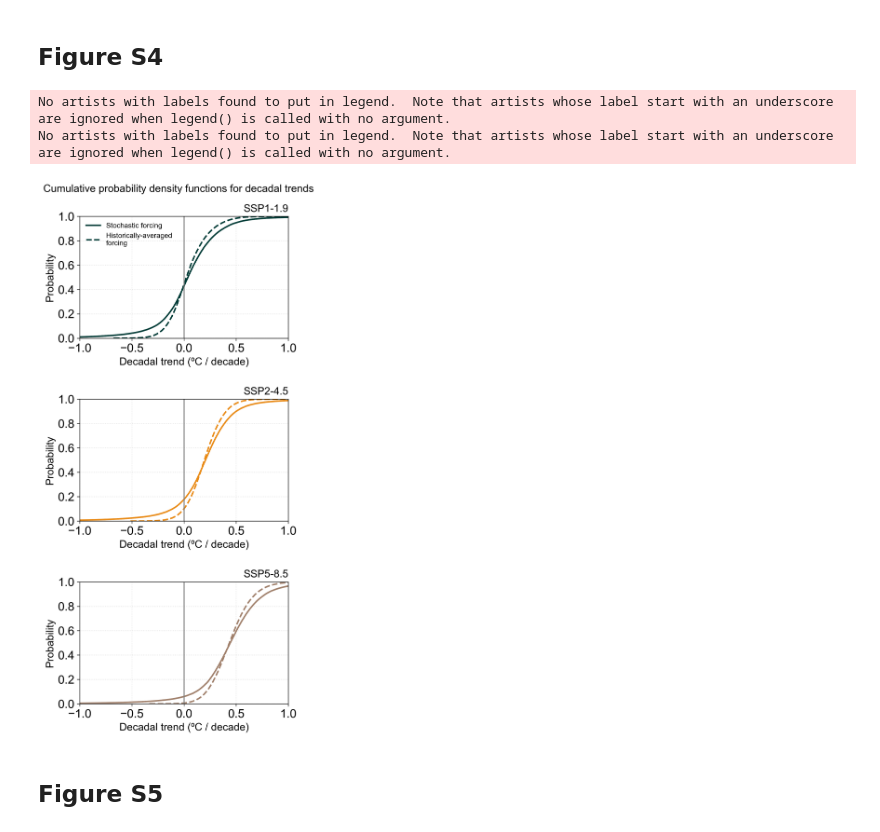
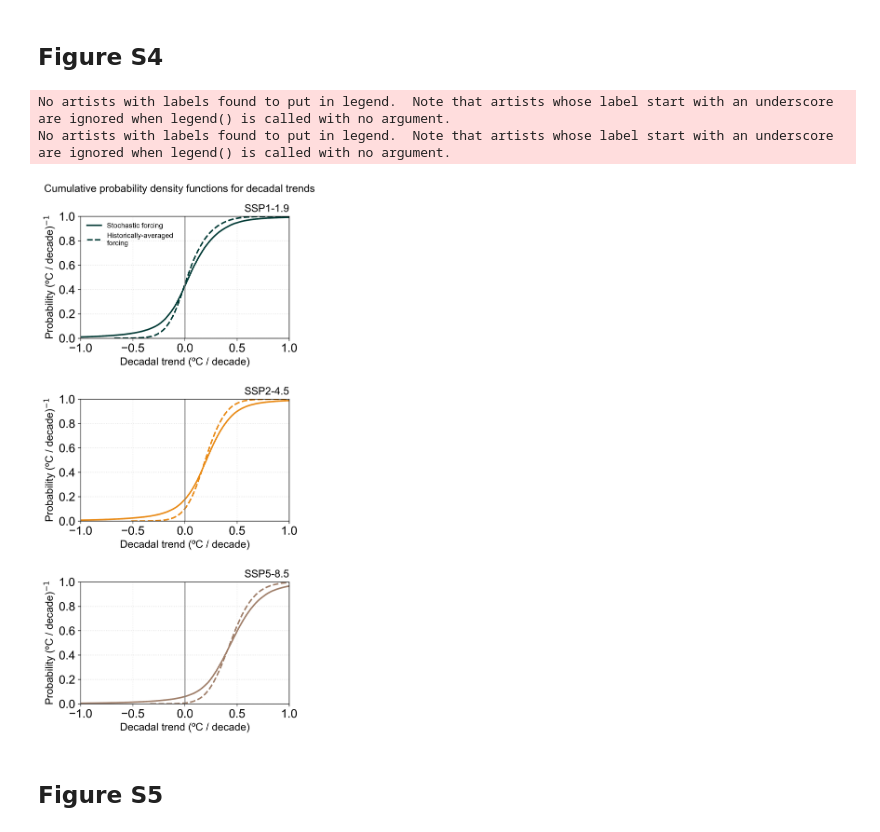
Before and after one commit to maychim/Stochastic-volc-FAIR, a Jupyter notebook: Supplementary_figures.ipynb, the cells around one changed output. Drawn from its saved outputs; the diff is of its cells as text; code cells hidden in the pictures.

Commit message:
Update figure label

```diff
--- a/Supplementary_figures.ipynb
+++ b/Supplementary_figures.ipynb
@@ -540,35 +540,35 @@ decadal_trend_moving_df2_ssp585 = np.concatenate(decadal_df2.temperature[:,2,:])
 decadal_trend_moving_dn_ssp119 = np.concatenate(decadal_dn.temperature[:,0,:])
 decadal_trend_moving_dn_ssp245 = np.concatenate(decadal_dn.temperature[:,1,:])
 decadal_trend_moving_dn_ssp585 = np.concatenate(decadal_dn.temperature[:,2,:])
 
 sns.ecdfplot(decadal_trend_moving_df2_ssp119*10, lw = 2, ax=ax1, color = color[0], label = 'Stochastic forcing')
 sns.ecdfplot(decadal_trend_moving_df2_ssp245*10, lw = 2, ax=ax2, color = color[1])
 sns.ecdfplot(decadal_trend_moving_df2_ssp585*10, lw = 2, ax=ax3, color = color[2])
 
 sns.ecdfplot(decadal_trend_moving_dn_ssp119*10, lw = 2, ax=ax1, ls='--', color = color[0],
              label = 'Historically-averaged\nforcing')
 sns.ecdfplot(decadal_trend_moving_dn_ssp245*10, lw = 2, ax=ax2, ls='--', color = color[1])
 sns.ecdfplot(decadal_trend_moving_dn_ssp585*10, lw = 2, ax=ax3, ls='--', color = color[2])
 
 for ax in (ax1,ax2,ax3):
     ax.set_xlim(-1,1)
     ax.set_ylim(0,1)
     ax.set_xlabel('Decadal trend (ºC / decade)', fontsize = 14)
-    ax.set_ylabel('Probability', fontsize = 14)
+    ax.set_ylabel('Probability (ºC / decade)$^{-1}$', fontsize = 14)
     ax.legend(fontsize = 9.5, frameon=False, loc='upper left')
     ax.grid(axis='both', color = 'lightgrey', alpha = 0.8, ls = 'dotted')
     ax.vlines(x=0, ymin=0, ymax=3, color = 'grey', lw = 2, alpha = 0.6)
 
 ax1.text(-1.35,1.2,'Cumulative probability density functions for decadal trends', fontsize=14)
 ax1.set_title('SSP1-1.9', loc = 'right', fontsize = 14)
 ax2.set_title('SSP2-4.5', loc = 'right', fontsize = 14)
 ax3.set_title('SSP5-8.5', loc = 'right', fontsize = 14)
 
 fig.savefig('FigureS4.pdf', format = 'pdf')
 # %% [output]
 No artists with labels found to put in legend.  Note that artists whose label start with an underscore are ignored when legend() is called with no argument.
 No artists with labels found to put in legend.  Note that artists whose label start with an underscore are ignored when legend() is called with no argument.
-[figure, old version]
+[figure, new version]
 # %% [markdown]
 ## Figure S5
 # %%
```
